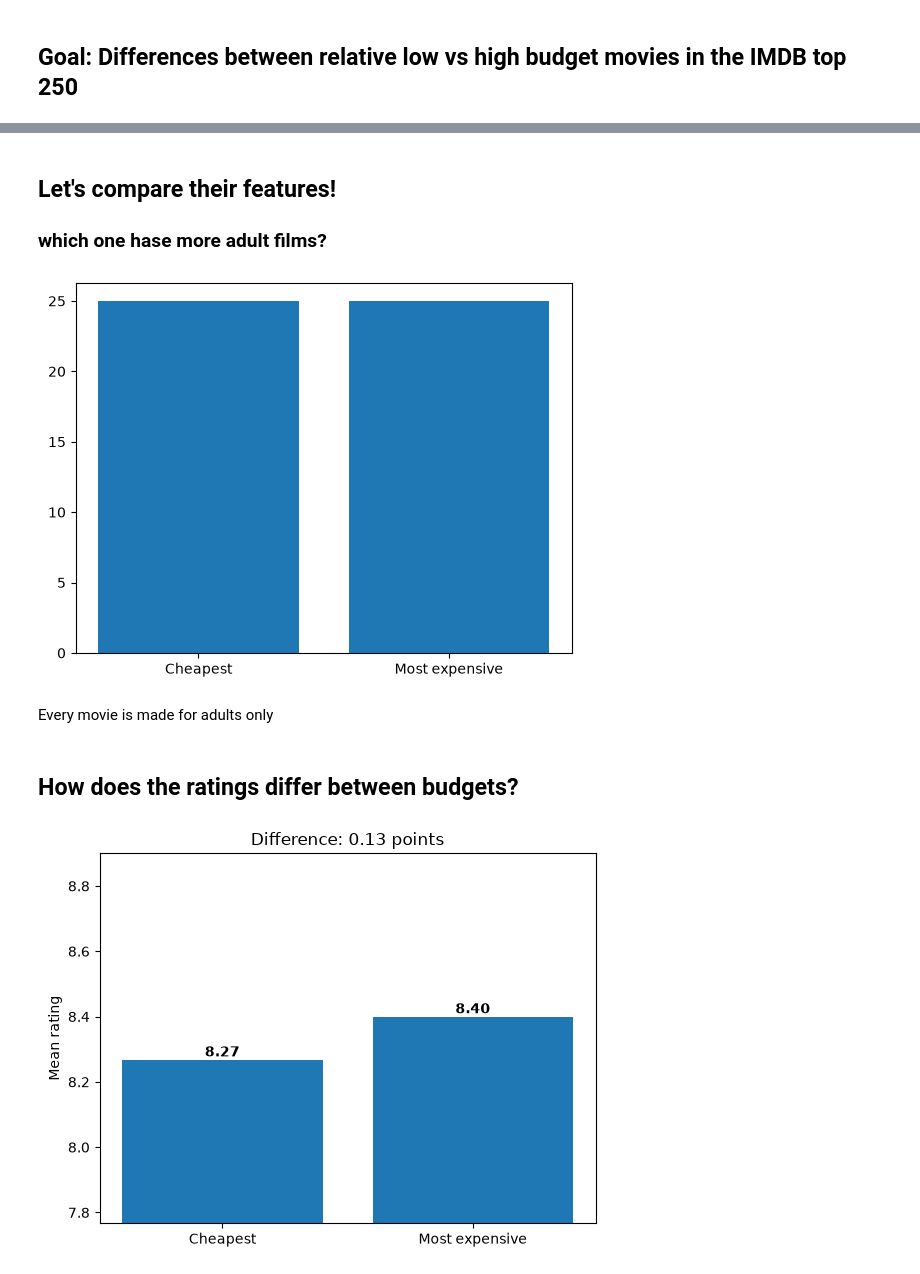
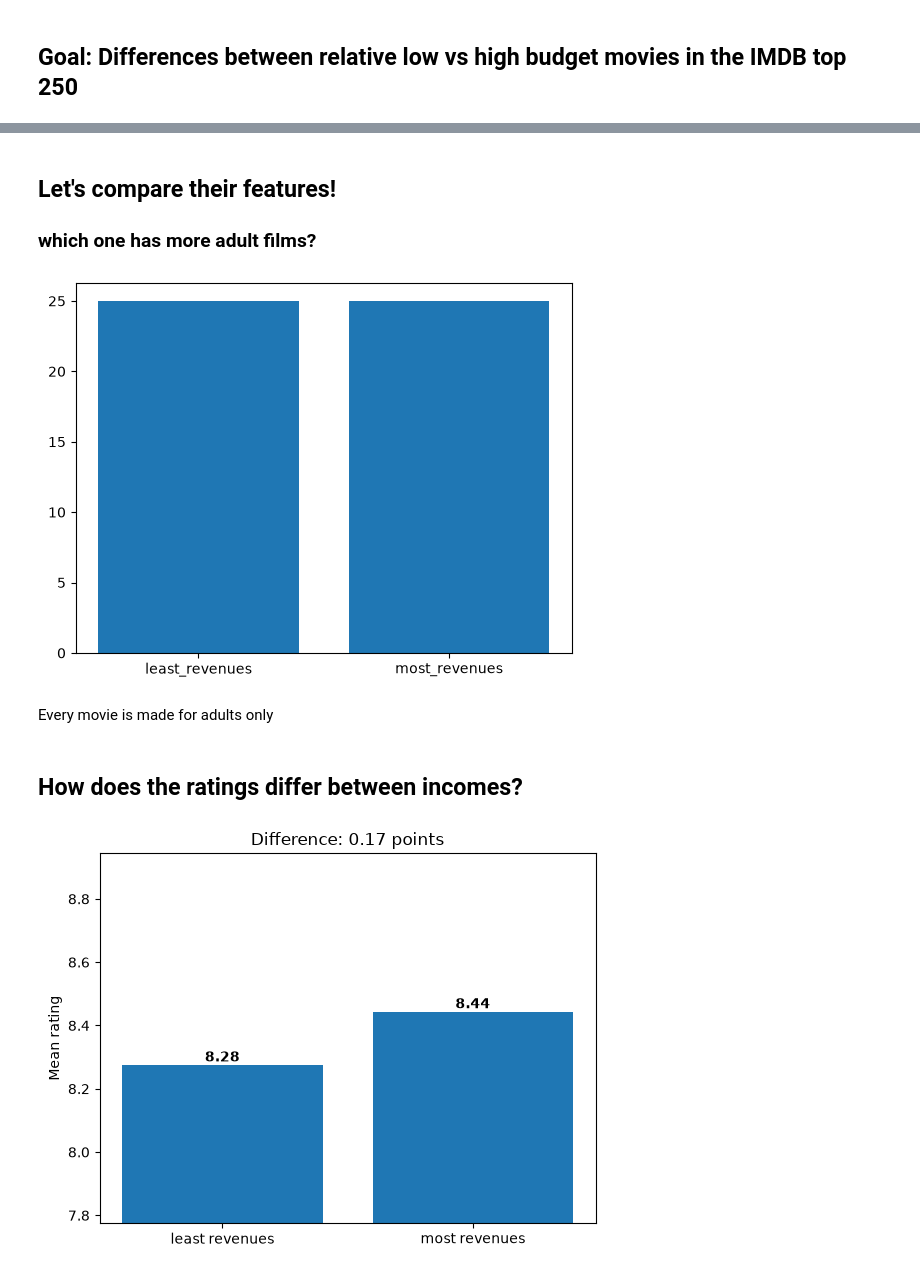
Before and after one commit to alessiozzodemarcozzo/I2202-DeciptivePatterns, a Jupyter notebook: Movies_excercise.ipynb, the cells around one changed output, grey strips where cells are left out. Saved outputs shown, nothing was run; the diff lists cells and outputs as text; code cells hidden in the pictures.

Commit message:
Budget -> Revenues

```diff
--- a/Movies_excercise.ipynb
+++ b/Movies_excercise.ipynb
@@ -42,5 +42,5 @@ movies_raw.head(1)
 do we need everything? NO! Let's cut the useless data!
 and make a clean movies datafram with only the columns we're interested in
 # %%
-movies = movies_raw[["id", "primaryTitle","type","filmingLocations","productionCompanies", "budget", "genres", "isAdult", "runtimeMinutes", "averageRating", "numVotes", "metascore"]]
+movies = movies_raw[["id", "primaryTitle","type","filmingLocations","productionCompanies", "budget","grossWorldwide", "genres", "isAdult", "runtimeMinutes", "averageRating", "numVotes", "metascore"]]
 # %%
@@ -54,0 +55,3 @@ movies.head()
+# %%
+movies = movies.dropna()
+movies_clean = movies[movies["grossWorldwide"] > 0].dropna(subset=["grossWorldwide"])
@@ -61,6 +69,5 @@ We define low and high budget as the 25 movies with the cheapest and more expens
 # %%
-movies_clean = movies[movies["budget"] > 0].dropna(subset=["budget"])
 
-cheapest = movies_clean.nsmallest(25, "budget")
-cheapest.head(3)
+least_revenues = movies_clean.nsmallest(25, "grossWorldwide")
+least_revenues.head(3)
 # %% [output]
@@ -71,4 +78,4 @@ cheapest.head(3)
 # %%
-most_expensives = movies_clean.nlargest(25, "budget")
-most_expensives.head(3)
+most_revenues = movies_clean.nlargest(25, "grossWorldwide")
+most_revenues.head(3)
 # %% [output]
@@ -79,32 +86,32 @@ most_expensives.head(3)
 # %% [markdown]
 ## Let's compare their features!
-### which one hase more adult films?
+### which one has more adult films?
 # %%
-cheapest_counts =(cheapest["isAdult"]==0 ).sum()
-most_expensive_counts =(most_expensives["isAdult"]==0).sum()
-plt.bar(["Cheapest", "Most expensive"], [cheapest_counts, most_expensive_counts])
+least_revenues_count =(least_revenues["isAdult"]==0 ).sum()
+most_revenues_counts =(most_revenues["isAdult"]==0).sum()
+plt.bar(["least_revenues", "most_revenues"], [least_revenues_count, most_revenues_counts])
 plt.show()
 # %% [output]
-[figure, old version]
+[figure, new version]
 # %% [markdown]
 Every movie is made for adults only
 # %% [markdown]
-## How does the ratings differ between budgets?
+## How does the ratings differ between incomes?
 # %%
-mean_cheapest = cheapest["averageRating"].mean()
-mean_expensive = most_expensives["averageRating"].mean()
+mean_least_revenues = least_revenues["averageRating"].mean()
+mean_most_revenues = most_revenues["averageRating"].mean()
 
-means = [mean_cheapest, mean_expensive]
-labels = ["Cheapest", "Most expensive"]
+means = [mean_least_revenues, mean_most_revenues]
+labels = ["least revenues", "most revenues"]
 
 plt.bar(labels, means)
 plt.ylim(min(means) - 0.5, max(means) + 0.5)   # zoom in on the difference
 
 for i, m in enumerate(means):
     plt.text(i, m, f"{m:.2f}", ha="center", va="bottom", fontweight="bold")
 
 plt.ylabel("Mean rating")
-plt.title(f"Difference: {abs(mean_expensive - mean_cheapest):.2f} points")
+plt.title(f"Difference: {abs(mean_most_revenues - mean_least_revenues):.2f} points")
 plt.show()
 # %% [output]
-[figure, old version]
+[figure, new version]
```
Also changed, not shown: parts of 11 cells of this notebook.
